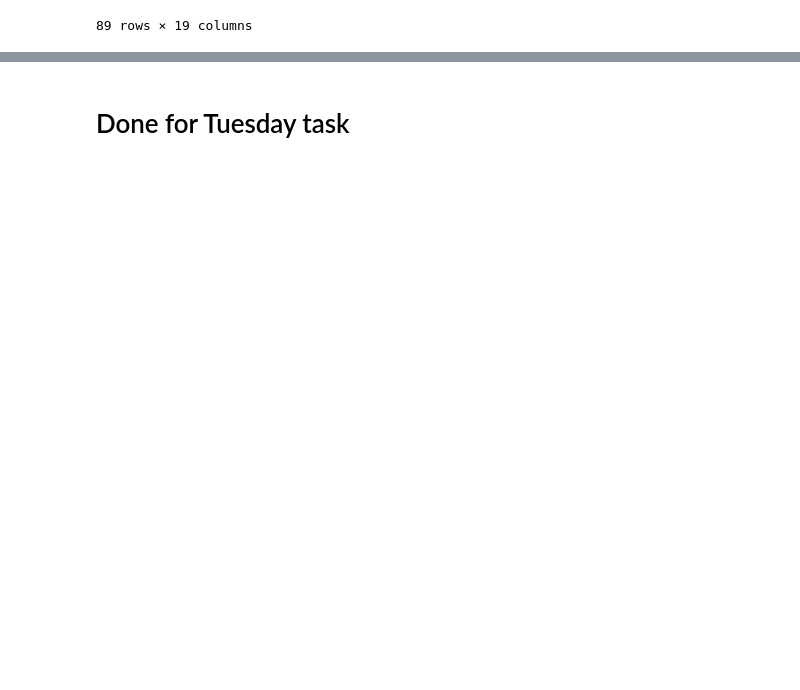
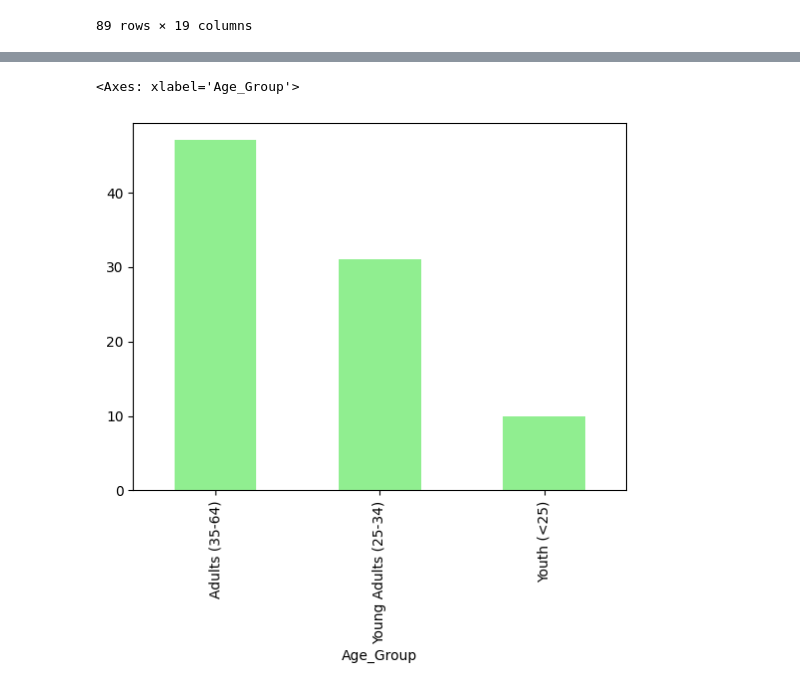
Before and after one commit to khoulaCode/DataScience-Brain-Bytes, a Jupyter notebook: Team_members/from_shihab/uncleaned_data.ipynb, the cells around one changed output, grey strips where cells are left out. Cells and saved outputs as stored; diff of their text form; code cells hidden in the pictures; blank space fills up the shorter version.

Commit message:
new task is  done

```diff
--- a/Team_members/from_shihab/uncleaned_data.ipynb
+++ b/Team_members/from_shihab/uncleaned_data.ipynb
@@ -345,5 +336,8 @@ df.drop_duplicates(subset =['Month'])
 |  | Sales_Order # | Date | Day | Month | Year | Customer_Age | Age_Group | Customer_Gender | Country | ... |
 | 0 | 261695 | 2021-12-01 | 1.0 | December | 2021 | 39 | Adults (35-64) | F | United States | ... |
 | 17 | 261711 | 2021-12-07 | 7.0 | Decmber | 2021 | 30 | Young Adults (25-34) | M | United States | ... |
-# %% [markdown]
-# Done for Tuesday task
+# %%
+df['Age_Group'].value_counts().plot.bar(color ='lightgreen')
+# %% [output]
+<Axes: xlabel='Age_Group'>
+[figure, added]
```
Also changed, not shown: parts of 33 cells of this notebook, 2 other files.
